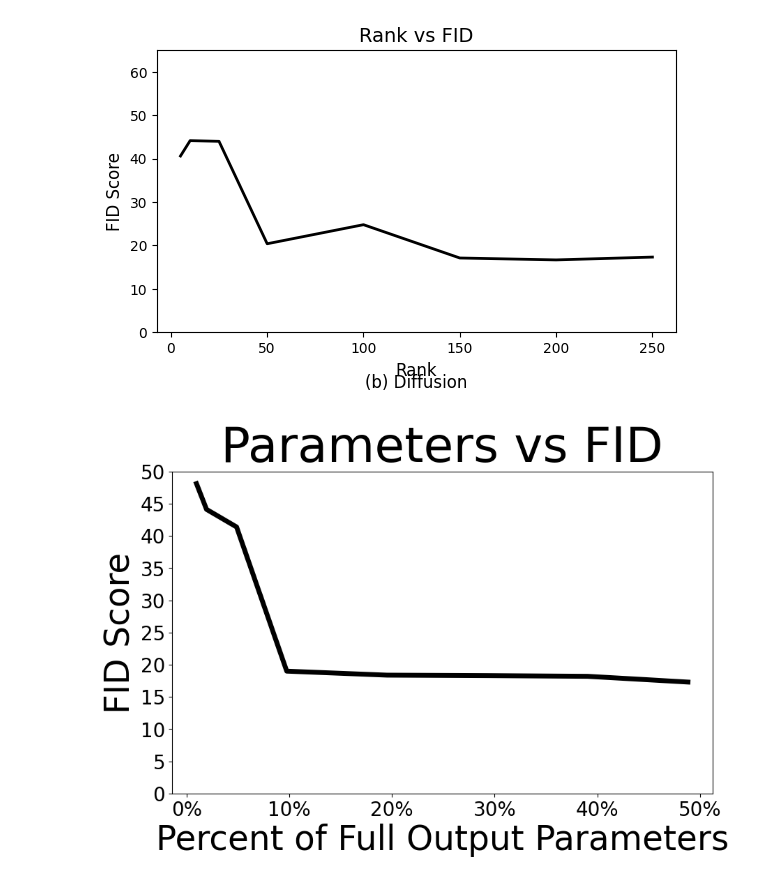
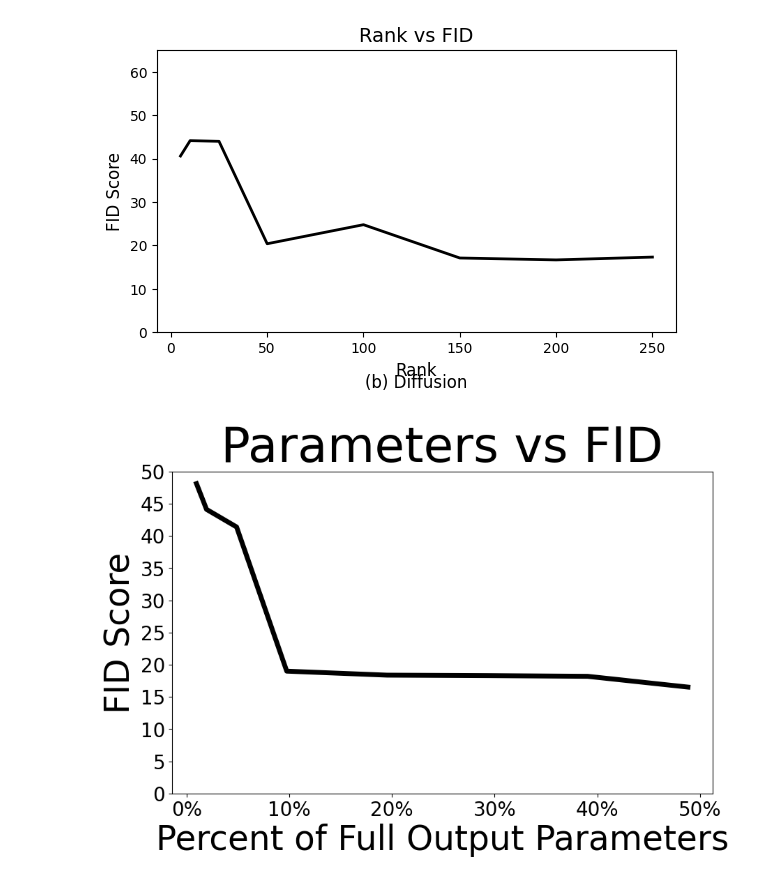
Before and after one commit to Pie115/GenTen-GAN-Diffusion, a Jupyter notebook: factor_model/plots.ipynb, the cells around one changed output. Saved outputs shown, nothing was run; the diff lists cells and outputs as text; code cells hidden in the pictures.

```diff
--- a/factor_model/plots.ipynb
+++ b/factor_model/plots.ipynb
@@ -66,23 +66,23 @@ plt.savefig("FID_Rank_Diffusion")
 # %%
 parameter_axis = [((51 + 51 + 25)*r)/(51*51*25)*100 for r in [5, 10, 25, 50, 100, 150, 200, 250]]
 
-FID_axis = [48.12, 44.12, 41.38, 18.99, 18.37, 18.30, 18.19, 17.30]
+FID_axis = [48.12, 44.12, 41.38, 18.99, 18.37, 18.30, 18.19, 16.52]
 
 plt.figure(figsize=(10, 6))
 plt.plot(parameter_axis, FID_axis, linewidth = 5, color = 'black')
 plt.ylim(bottom = 0)
 
 
 axis_font_size = 35
 plt.xlabel('Percent of Full Output Parameters', fontsize = axis_font_size)
 plt.ylabel('FID Score', fontsize = axis_font_size)
 plt.title('Parameters vs FID', fontsize = 50)
 
 tick_font_size = 20
 xticks = list(range(0, 50+1, 10))
 plt.xticks(xticks, labels = [f'{xt}%' for xt in xticks], fontsize = tick_font_size)
 plt.yticks(list(range(0, 50+1, 5)), fontsize=tick_font_size)
 
 plt.savefig("Diffusion_parameters_vs_FID", bbox_inches='tight', dpi=300)
 # %% [output]
-[figure, old version]
+[figure, new version]
```
Also changed, not shown: 7 other files.
